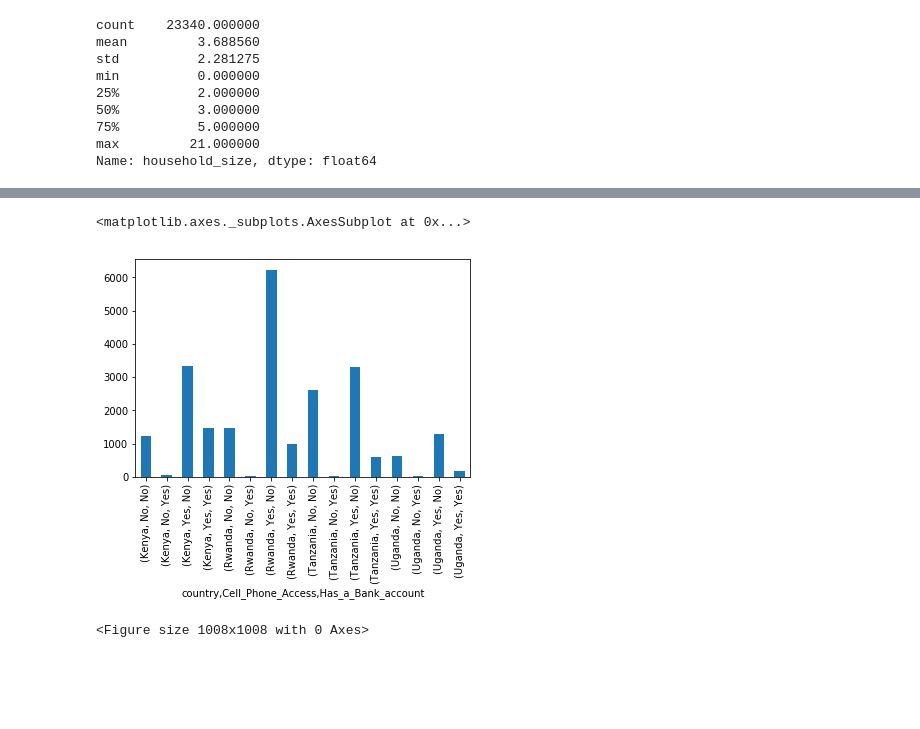
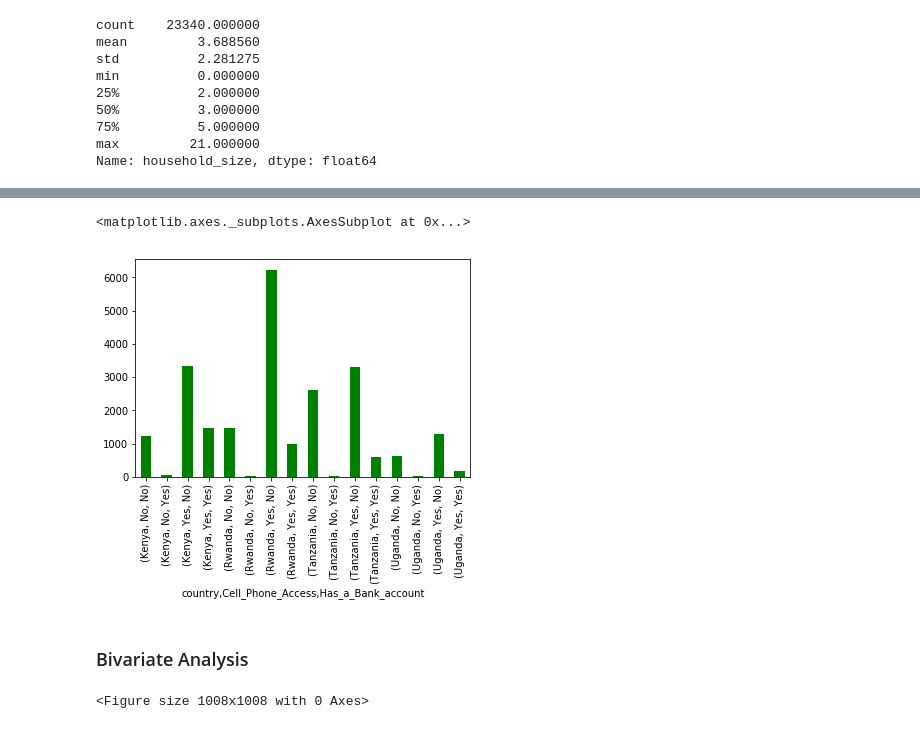
Before and after one commit to ibrahimabdike/Ibrahim_Yahya_IP_Week_1_Core, a Jupyter notebook: Ibrahim_Yahya_IP_Week_1.ipynb, the cells around one changed output, grey strips where cells are left out. Cells and saved outputs as stored; diff of their text form; code cells hidden in the pictures; blank space fills up the shorter version.

```diff
--- a/Ibrahim_Yahya_IP_Week_1.ipynb
+++ b/Ibrahim_Yahya_IP_Week_1.ipynb
@@ -315,13 +328,15 @@ finance_dropped.groupby(['Type_of_Location','Cell_Phone_Access'])['Has_a_Bank_ac
 # %%
-finance_dropped.groupby(['country','Cell_Phone_Access'])['Has_a_Bank_account'].value_counts().plot.bar()
+finance_dropped.groupby(['country','Cell_Phone_Access'])['Has_a_Bank_account'].value_counts().plot.bar(color = 'green')
 # %% [output]
 <matplotlib.axes._subplots.AxesSubplot at 0x...>
-[figure, old version]
+[figure, new version]
 # %%
 from matplotlib import pyplot as plt
 plt.scatter(X,Y1,color='red')
 plt.scatter(X,Y2,color='blue')
 plt.show()
+# %% [markdown]
+### Bivariate Analysis
 # %%
 plt.figure(figsize=(14, 14))
 sns.pairplot(finance_dropped, diag_kind='kde');
```
Also changed, not shown: parts of 24 cells of this notebook.
